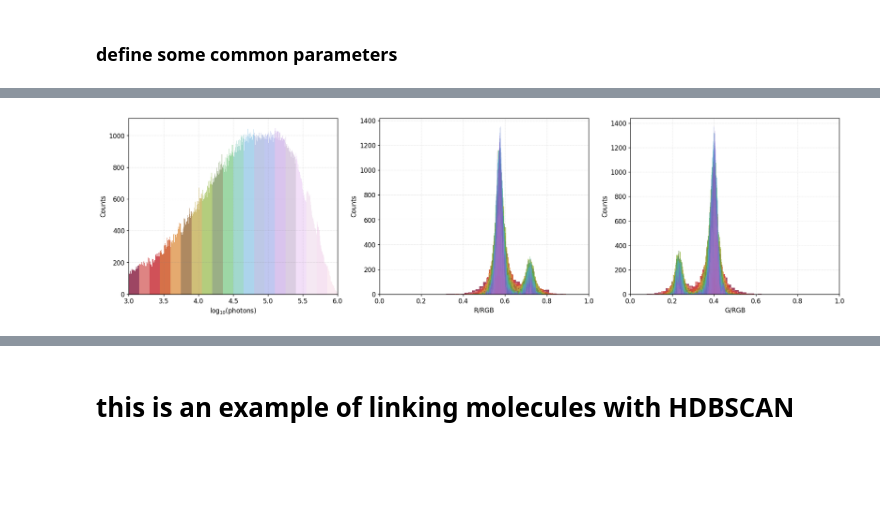
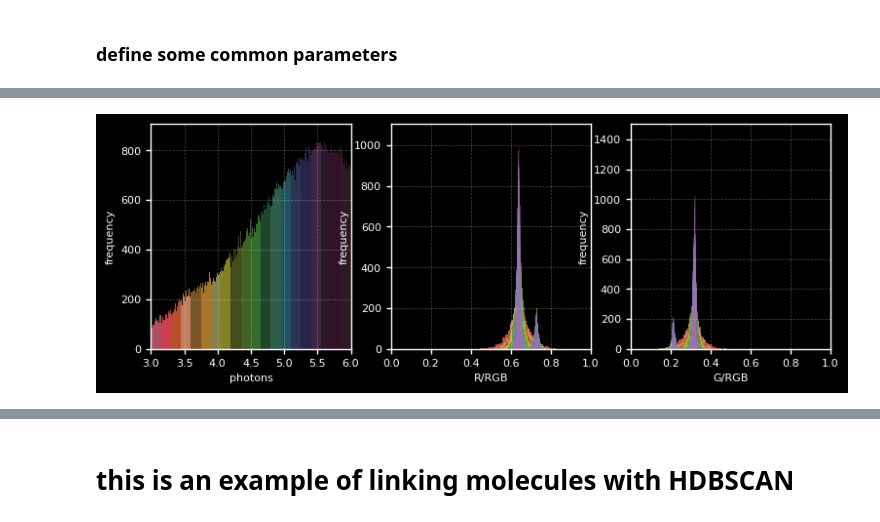
Before and after one commit to JBeckwith/pyS3M, a Jupyter notebook: single_dye_experiment_notebooks/Dye_Mixture_Analysis.ipynb, the cells around one changed output, grey strips where cells are left out. Drawn from its saved outputs; the diff is of its cells as text; code cells hidden in the pictures; blank space fills up the shorter version.

```diff
--- a/single_dye_experiment_notebooks/Dye_Mixture_Analysis.ipynb
+++ b/single_dye_experiment_notebooks/Dye_Mixture_Analysis.ipynb
@@ -60,7 +60,7 @@ IO = IOFunctions.IO_Functions()
 
 from src import PlottingBase
 
-plotter = PlottingBase.PublicationPlotter(dark_background=False)
+plotter = PlottingBase.PublicationPlotter(dark_background=True)
 
 from src import ImageAnalysisFunctions
 
@@ -126,7 +126,7 @@ objective_T = S_F.getobjectiveefficiency(wavelength)
 wavelength = wavelength
 pixel_QYs = np.vstack([B, G, R])
 # %%
-dye_data_folders = np.array(["/media/jbeckwith/Ezra Seagat/2p5pM_ATTO565_ATTO633/20mW638_10p561_NF_SP_1"])
+dye_data_folders = np.array(["/home/jbeckwith/Documents/pCloud/Chemistry/Lee/Data/Salix/Dye_Mixtures/QDot647N/"])
 # %%
 localisation_files = H_F.file_search(dye_data_folders[0], ".h5", "Pos")
 # %%
@@ -349,60 +293,68 @@ plt.show()
 # %%
-fig, axs = plotter.create_subplots(ncols=3)
+fig, axs = plotter.create_subplots(ncols=3, figsize=(9, 3))
 
 filter_levels = np.logspace(3, 6, 21)
 
-cs = ["#9d4663",
-"#dd7e7d",
-"#cb3f46",
-"#d05a2b",
-"#df974e",
-"#966531",
-"#bea643",
-"#8fb43c",
-"#5c7e3c",
-"#55ba63",
-"#4eb5a0",
-"#52a7d8",
-"#6880c5",
-"#5c6fda",
-"#9052ca",
-"#84549c",
-"#cc7de4",
-"#d18cc6",
-"#c548a8",
-"#d94882"]
+cs = ["#ac4f5e",
+"#d74154",
+"#c8562b",
+"#de916c",
+"#92672e",
+"#d79433",
+"#b3ae61",
+"#b9b934",
+"#66732a",
+"#6e9d38",
+"#58bd51",
+"#3b8251",
+"#5fc091",
+"#49b9d3",
+"#6983c8",
+"#7160cc",
+"#c26fd4",
+"#98528e",
+"#d24395",
+"#e086ae"]
 
-alpha_gradient = np.linspace(1, 0.1, 20)
+
+alpha_gradient = np.linspace(1, 0.2, 20)
 
 for i in np.arange(len(filter_levels[:-1])):
     filtered = pa_db[
           (pa_db['photons_accumulated'] >= filter_levels[i]) &
           (pa_db['photons_accumulated'] < filter_levels[i+1])
       ]
     bins = np.histogram_bin_edges(np.log10(filtered['photons_accumulated'].to_numpy()), 'fd')
     axs[0] = plotter.histogram_plot(axs[0], np.log10(filtered['photons_accumulated']), bins, density=False,
                                     color=cs[i], xlabel=r'log$_{10}$(photons)',
                                    alpha=alpha_gradient[i])
+    axs[0].set_xlabel('photons', fontsize=8)
+    axs[0].set_ylabel('frequency', fontsize=8)
 
 
     bins = np.histogram_bin_edges(filtered['A_R'].to_numpy(), 'fd')
     axs[1] = plotter.histogram_plot(axs[1], filtered['A_R'], bins,
                                     alpha=alpha_gradient[i], color=cs[i],
                                    xlabel='R/RGB')
+    axs[1].set_xlabel('R/RGB', fontsize=8)
+    axs[1].set_ylabel('frequency', fontsize=8)
+
     bins = np.histogram_bin_edges(filtered['A_G'].to_numpy(), 'fd')
     axs[2] = plotter.histogram_plot(axs[2], filtered['A_G'], bins,
                                     alpha=alpha_gradient[i], color=cs[i],
                                    xlabel='G/RGB')
+    axs[2].set_xlabel('G/RGB', fontsize=8)
+    axs[2].set_ylabel('frequency', fontsize=8)
 
 axs[0].set_xlim([3, 6])
 axs[1].set_xlim([0., 1])
 axs[2].set_xlim([0., 1])
 
-#folder = '/home/jbeckwith/Documents/pCloud/Chemistry/Lee/Talks+Posters/Subgroup/20251023/fig/multicolour/Dye_Mixtures/'
-#plt.savefig(os.path.join(folder, 'Dye_Mixtures_vs_Photons.svg'), dpi=600, format='svg')
+folder = '/home/jbeckwith/Documents/pCloud/Chemistry/Lee/Talks+Posters/Group Meeting/20251201/fig/multicolour_camera/dye_discrimination/QDOT647N/'
+plt.savefig(os.path.join(folder, 'Dye_Mixtures_vs_Photons.svg'), dpi=600, format='svg')
 plt.show()
 # %% [output]
-[figure, old version]
+[figure, new version]
 # %%
 plt.hist(sm_db['A_G'][sm_db['photons'] > 25000][sm_db['A_G'] > 0.15], 100);
 plt.show()
```
Also changed, not shown: parts of 16 cells of this notebook, 10 other files.
